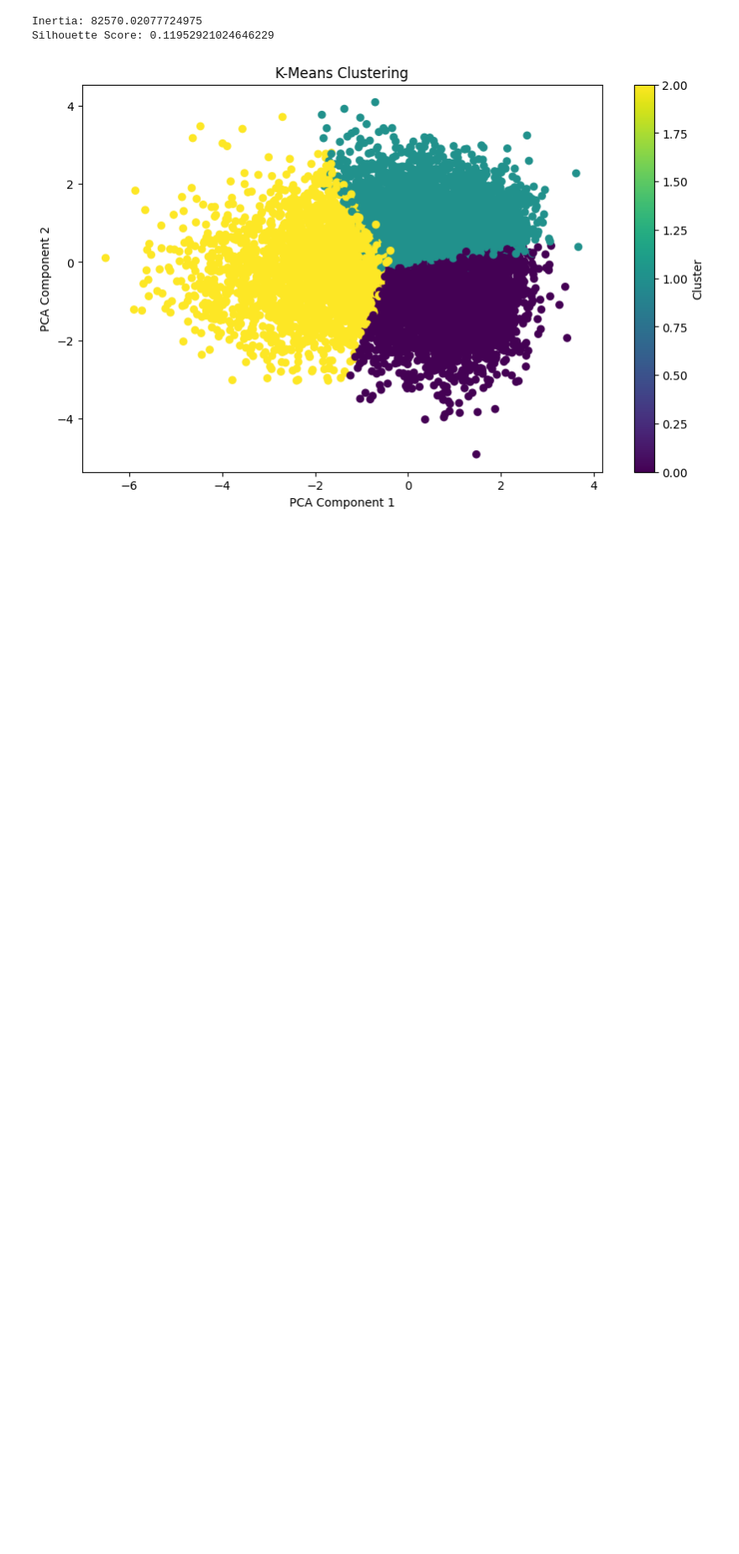
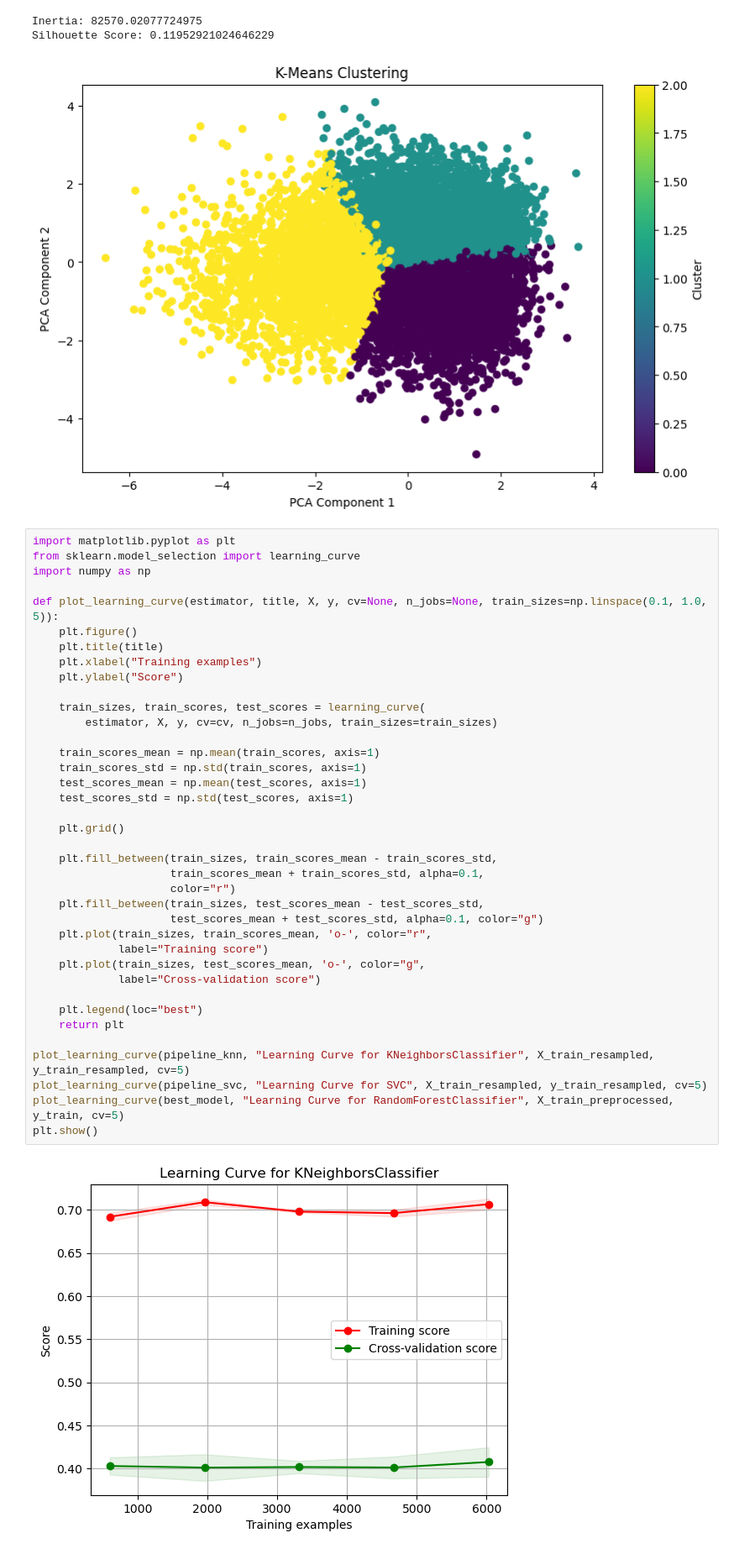
Before and after one commit to alexq1an/Song-Popularity-Analysis, a Jupyter notebook: project_ipynb/DataAnalysis.ipynb, the cells around one changed output. Shown: that part at 84% size. Drawn from its saved outputs; the diff is of its cells as text; blank space fills up the shorter version.

Commit message:
add plots

```diff
--- a/project_ipynb/DataAnalysis.ipynb
+++ b/project_ipynb/DataAnalysis.ipynb
@@ -265,3 +263,43 @@ plt.show()
 Inertia: 82570.02077724975
 Silhouette Score: 0.11952921024646229
 [figure]
+# %%
+import matplotlib.pyplot as plt
+from sklearn.model_selection import learning_curve
+import numpy as np
+
+def plot_learning_curve(estimator, title, X, y, cv=None, n_jobs=None, train_sizes=np.linspace(0.1, 1.0, 5)):
+    plt.figure()
+    plt.title(title)
+    plt.xlabel("Training examples")
+    plt.ylabel("Score")
+
+    train_sizes, train_scores, test_scores = learning_curve(
+        estimator, X, y, cv=cv, n_jobs=n_jobs, train_sizes=train_sizes)
+
+    train_scores_mean = np.mean(train_scores, axis=1)
+    train_scores_std = np.std(train_scores, axis=1)
+    test_scores_mean = np.mean(test_scores, axis=1)
+    test_scores_std = np.std(test_scores, axis=1)
+
+    plt.grid()
+
+    plt.fill_between(train_sizes, train_scores_mean - train_scores_std,
+                     train_scores_mean + train_scores_std, alpha=0.1,
+                     color="r")
+    plt.fill_between(train_sizes, test_scores_mean - test_scores_std,
+                     test_scores_mean + test_scores_std, alpha=0.1, color="g")
+    plt.plot(train_sizes, train_scores_mean, 'o-', color="r",
+             label="Training score")
+    plt.plot(train_sizes, test_scores_mean, 'o-', color="g",
+             label="Cross-validation score")
+
+    plt.legend(loc="best")
+    return plt
+
+plot_learning_curve(pipeline_knn, "Learning Curve for KNeighborsClassifier", X_train_resampled, y_train_resampled, cv=5)
+plot_learning_curve(pipeline_svc, "Learning Curve for SVC", X_train_resampled, y_train_resampled, cv=5)
+plot_learning_curve(best_model, "Learning Curve for RandomForestClassifier", X_train_preprocessed, y_train, cv=5)
+plt.show()
+# %% [output]
+[figure, added]
```
Also changed, not shown: parts of 2 cells of this notebook.
